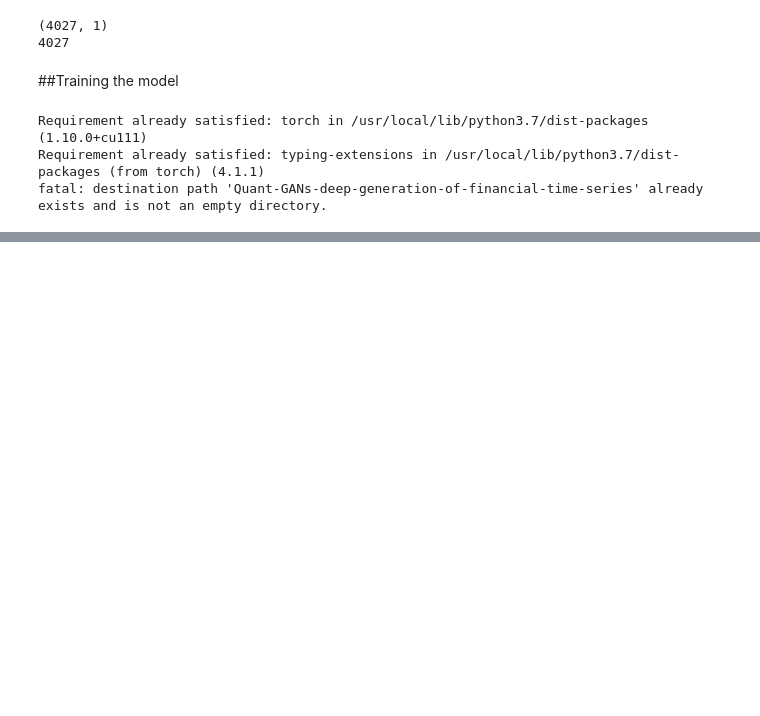
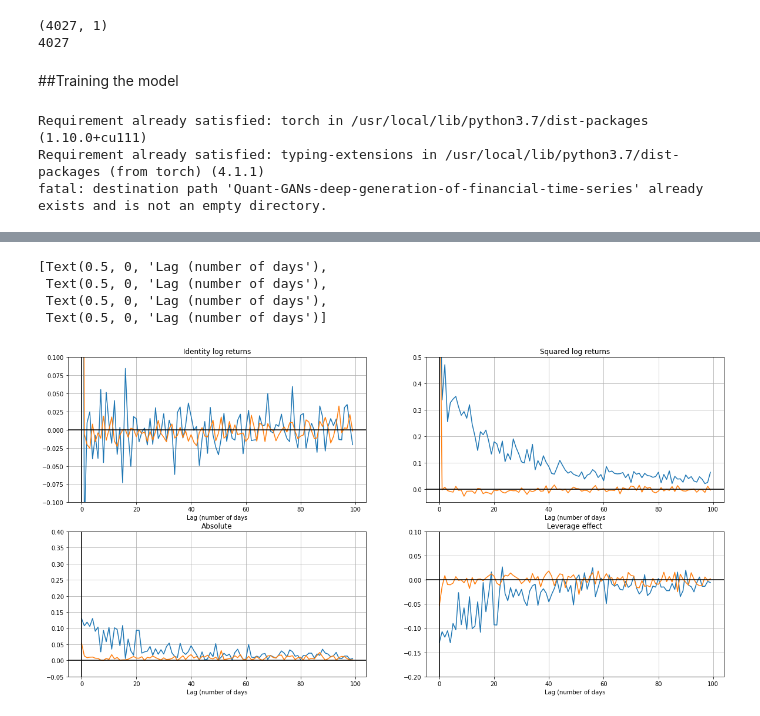
Before and after one commit to gdeni89/Quant-GANs-deep-generation-of-financial-time-series, a Jupyter notebook: Quant_GANs_deep_generation_of_financial_time_series.ipynb, the cells around one changed output, grey strips where cells are left out. Drawn from its saved outputs; the diff is of its cells as text; code cells hidden in the pictures; blank space fills up the shorter version.

```diff
--- a/Quant_GANs_deep_generation_of_financial_time_series.ipynb
+++ b/Quant_GANs_deep_generation_of_financial_time_series.ipynb
@@ -503,0 +554,32 @@ else:
+# %%
+fig, axs = plt.subplots(nrows=2, ncols=2, figsize=(20, 10))
+
+axs[0,0].plot(acf(log_returns, 100))
+axs[0,0].plot(acf(y.T, 100).mean(axis=1))
+axs[0,0].set_ylim(-0.1, 0.1)
+axs[0,0].set_title('Identity log returns')
+axs[0,1].plot(acf(log_returns**2, 100))
+axs[0,1].set_ylim(-0.05, 0.5)
+axs[0,1].plot(acf(y.T**2, 100).mean(axis=1))
+axs[0,1].set_title('Squared log returns')
+axs[1,0].plot(abs(acf(log_returns, 100, le=True)))
+axs[1,0].plot(abs(acf(y.T, 100, le=True).mean(axis=1)))
+axs[1,0].set_ylim(-0.05, 0.4)
+axs[1,0].set_title('Absolute')
+axs[1,1].plot(acf(log_returns, 100, le=True))
+axs[1,1].plot(acf(y.T, 100, le=True).mean(axis=1))
+axs[1,1].set_ylim(-0.2, 0.1)
+axs[1,1].set_title('Leverage effect')
+
+
+for ax in axs.flat:
+  ax.grid(True)
+  ax.axhline(y=0, color='k')
+  ax.axvline(x=0, color='k')
+plt.setp(axs, xlabel='Lag (number of days')
+# %% [output]
+[Text(0.5, 0, 'Lag (number of days'),
+ Text(0.5, 0, 'Lag (number of days'),
+ Text(0.5, 0, 'Lag (number of days'),
+ Text(0.5, 0, 'Lag (number of days')]
+[figure, added]
```
Also changed, not shown: parts of 4 cells of this notebook.
